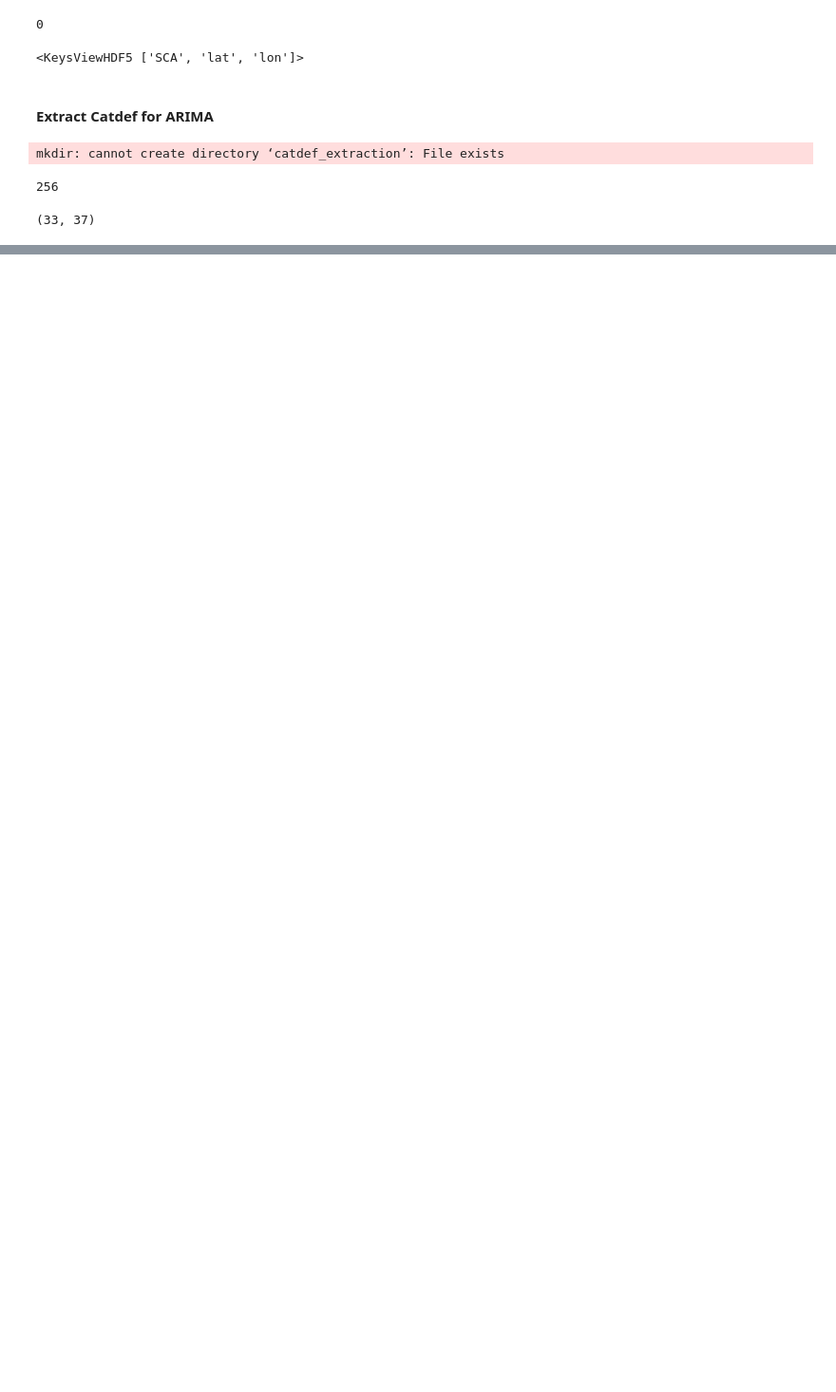
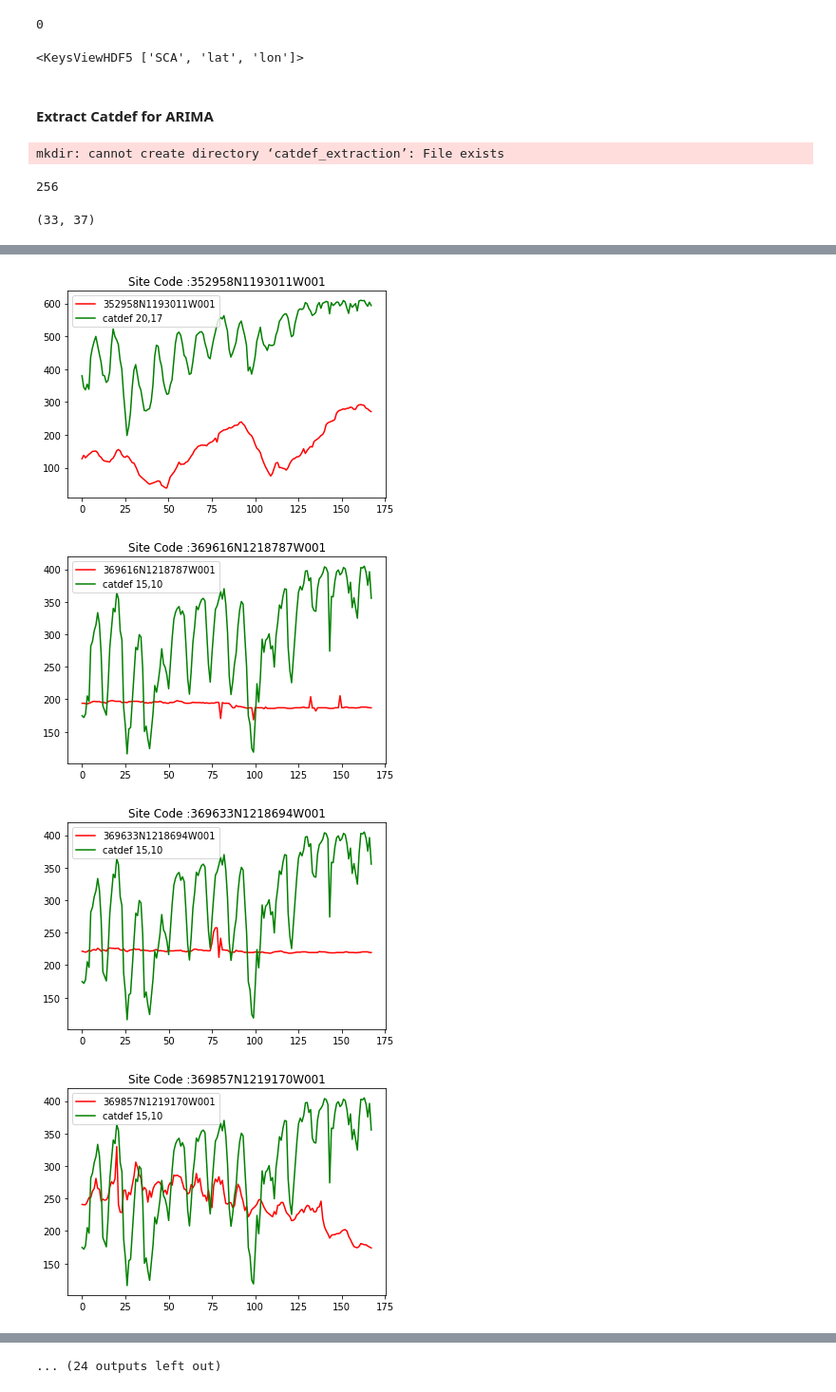
Before and after one commit to eddie-a-salinas/CA-Hydrology-W210-SP2022, a Jupyter notebook: pickle_explore.ipynb, the cells around one changed output, grey strips where cells are left out. Shown at 95% size. Cells and saved outputs as stored; diff of their text form; code cells hidden in the pictures; blank space fills up the shorter version.

```diff
--- a/pickle_explore.ipynb
+++ b/pickle_explore.ipynb
@@ -936,0 +949,8 @@ For 344131N1185635W001  month 2012-08-01 00:00:00, the mean is nan from [nan]!
+# %%
+for site_code in covered_site_codes:
+    plotSiteCodeAndNearestPkl(site_code,pickle_ranges)
+# %% [output]
+[figure, added]
+[figure, added]
+[figure, added]
+[figure, added]
@@ -936,0 +965 @@ For 344131N1185635W001  month 2012-08-01 00:00:00, the mean is nan from [nan]!
+... (24 outputs left out)
```
Also changed, not shown: parts of 78 cells of this notebook.
